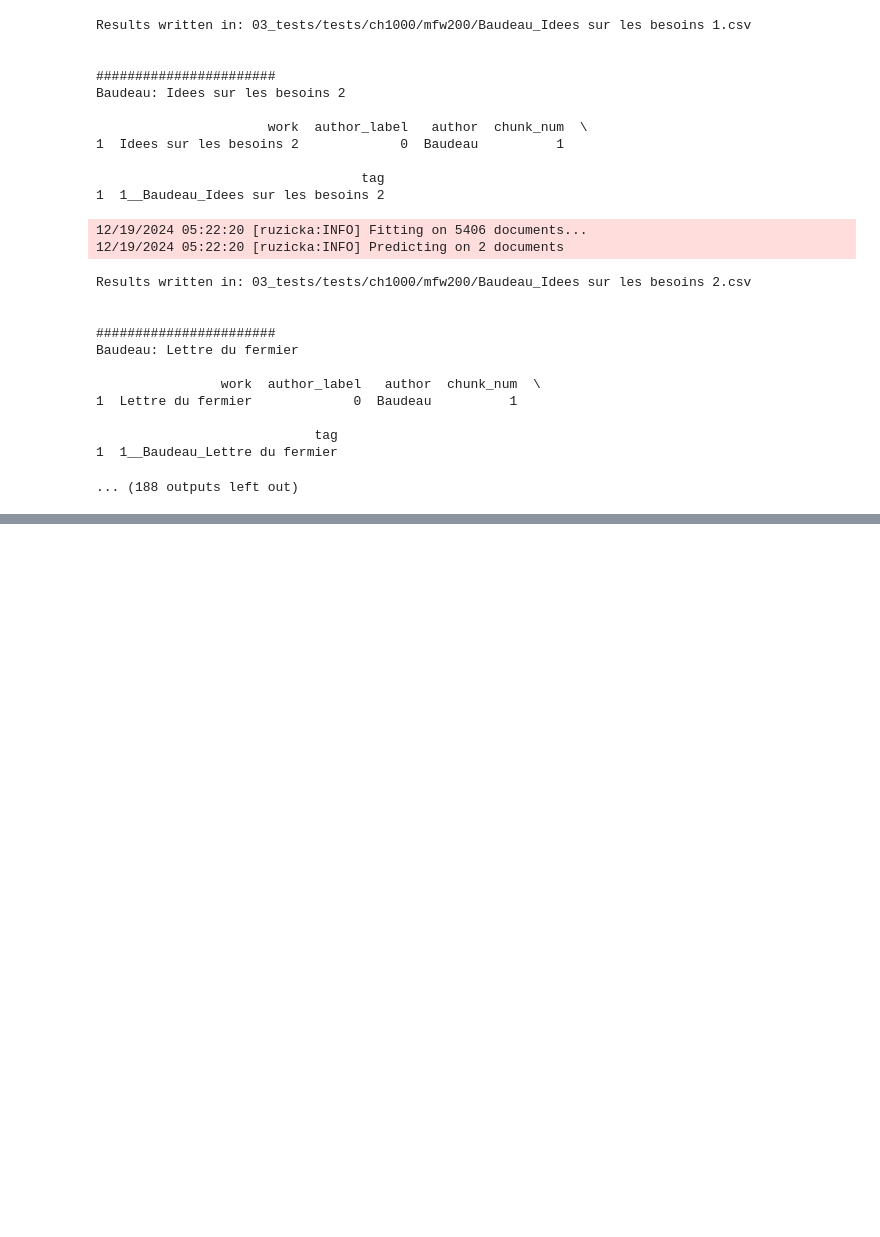
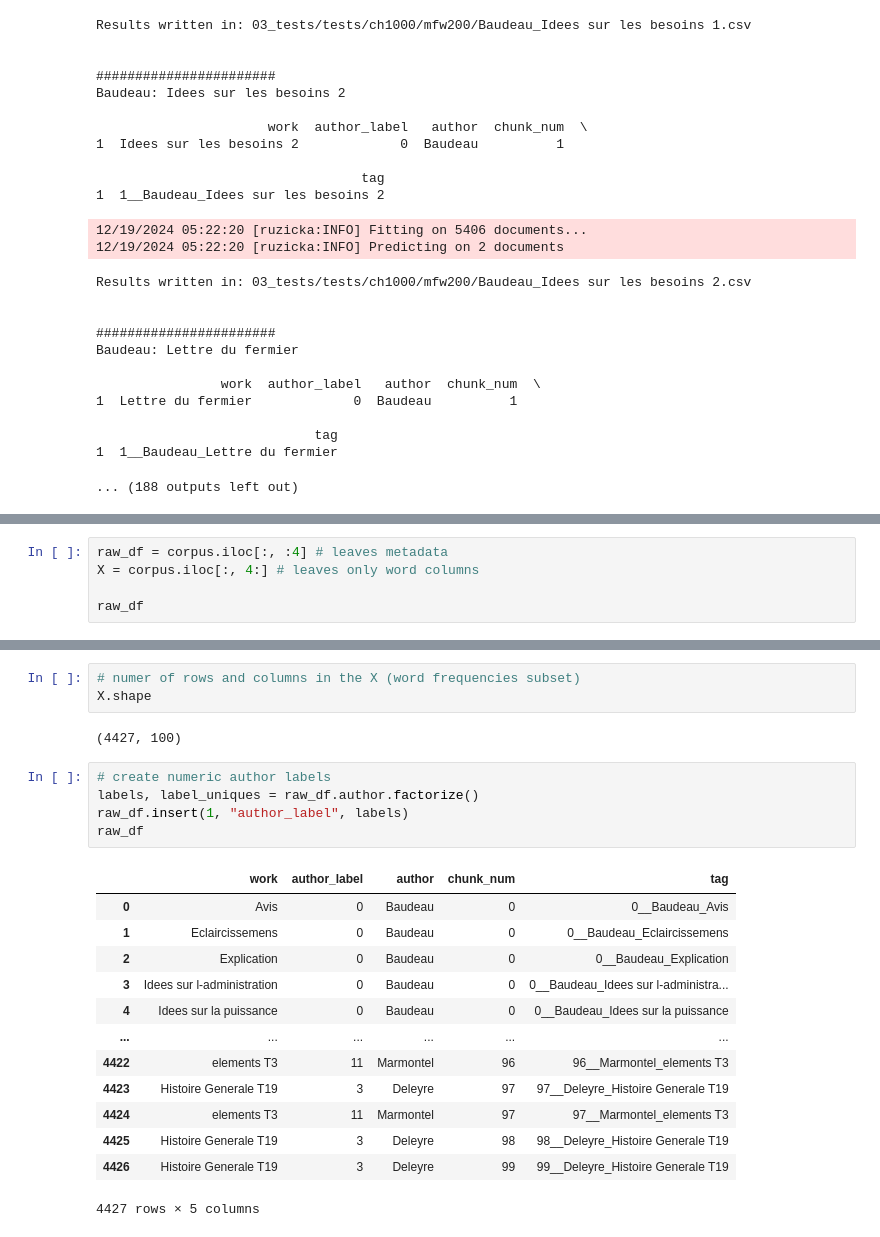
Before and after one commit to tonyamart/hdi_diderot, a Jupyter notebook: scr/03_ground-truth.ipynb, the cells around one changed output, grey strips where cells are left out. Cells and saved outputs as stored; diff of their text form; blank space fills up the shorter version.

```diff
--- a/scr/03_ground-truth.ipynb
+++ b/scr/03_ground-truth.ipynb
@@ -221,0 +246,5 @@ Baudeau: Lettre du fermier
+# %%
+raw_df = corpus.iloc[:, :4] # leaves metadata
+X = corpus.iloc[:, 4:] # leaves only word columns
+
+raw_df
@@ -221,0 +265,24 @@ Baudeau: Lettre du fermier
+# %%
+# numer of rows and columns in the X (word frequencies subset)
+X.shape
+# %% [output]
+(4427, 100)
+# %%
+# create numeric author labels
+labels, label_uniques = raw_df.author.factorize()
+raw_df.insert(1, "author_label", labels)
+raw_df
+# %% [output]
+|  | work | author_label | author | chunk_num | tag |
+| 0 | Avis | 0 | Baudeau | 0 | 0__Baudeau_Avis |
+| 1 | Eclaircissemens | 0 | Baudeau | 0 | 0__Baudeau_Eclaircissemens |
+| 2 | Explication | 0 | Baudeau | 0 | 0__Baudeau_Explication |
+| 3 | Idees sur l-administration | 0 | Baudeau | 0 | 0__Baudeau_Idees sur l-administra... |
+| 4 | Idees sur la puissance | 0 | Baudeau | 0 | 0__Baudeau_Idees sur la puissance |
+| ... | ... | ... | ... | ... | ... |
+| 4422 | elements T3 | 11 | Marmontel | 96 | 96__Marmontel_elements T3 |
+| 4423 | Histoire Generale T19 | 3 | Deleyre | 97 | 97__Deleyre_Histoire Generale T19 |
+| 4424 | elements T3 | 11 | Marmontel | 97 | 97__Marmontel_elements T3 |
+| 4425 | Histoire Generale T19 | 3 | Deleyre | 98 | 98__Deleyre_Histoire Generale T19 |
+| 4426 | Histoire Generale T19 | 3 | Deleyre | 99 | 99__Deleyre_Histoire Generale T19 |
+4427 rows × 5 columns
```
Also changed, not shown: parts of 14 cells of this notebook, 31 other files.
